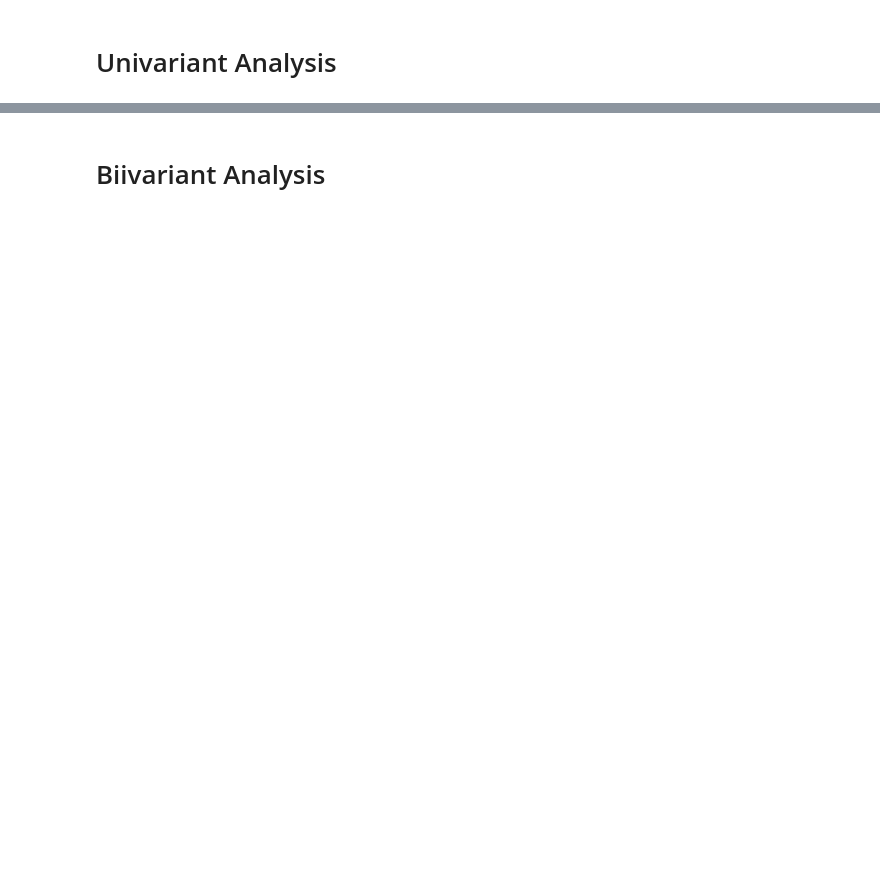
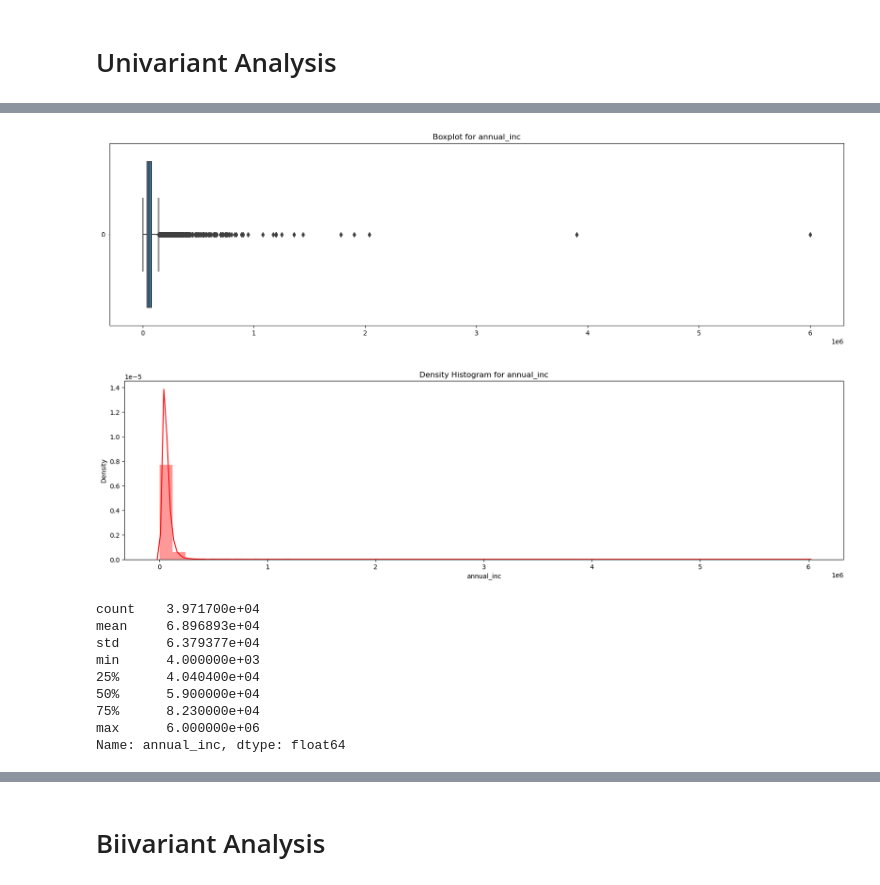
Before and after one commit to saurabhbhargava6/Lending-Case-Study, a Jupyter notebook: LendingClub_CaseStudy.ipynb, the cells around one changed output, grey strips where cells are left out. Cells and saved outputs as stored; diff of their text form; code cells hidden in the pictures; blank space fills up the shorter version.

```diff
--- a/LendingClub_CaseStudy.ipynb
+++ b/LendingClub_CaseStudy.ipynb
@@ -824,0 +593,14 @@ Name: pub_rec_bankruptcies, dtype: float64
+# %%
+createBoxplotAndDistplot('annual_inc', 'h') #vertical boxplot does not look good for analysis
+# %% [output]
+[figure, added]
+[figure, added]
+count    3.971700e+04
+mean     6.896893e+04
+std      6.379377e+04
+min      4.000000e+03
+25%      4.040400e+04
+50%      5.900000e+04
+75%      8.230000e+04
+max      6.000000e+06
+Name: annual_inc, dtype: float64
```
Also changed, not shown: parts of 84 cells of this notebook.
